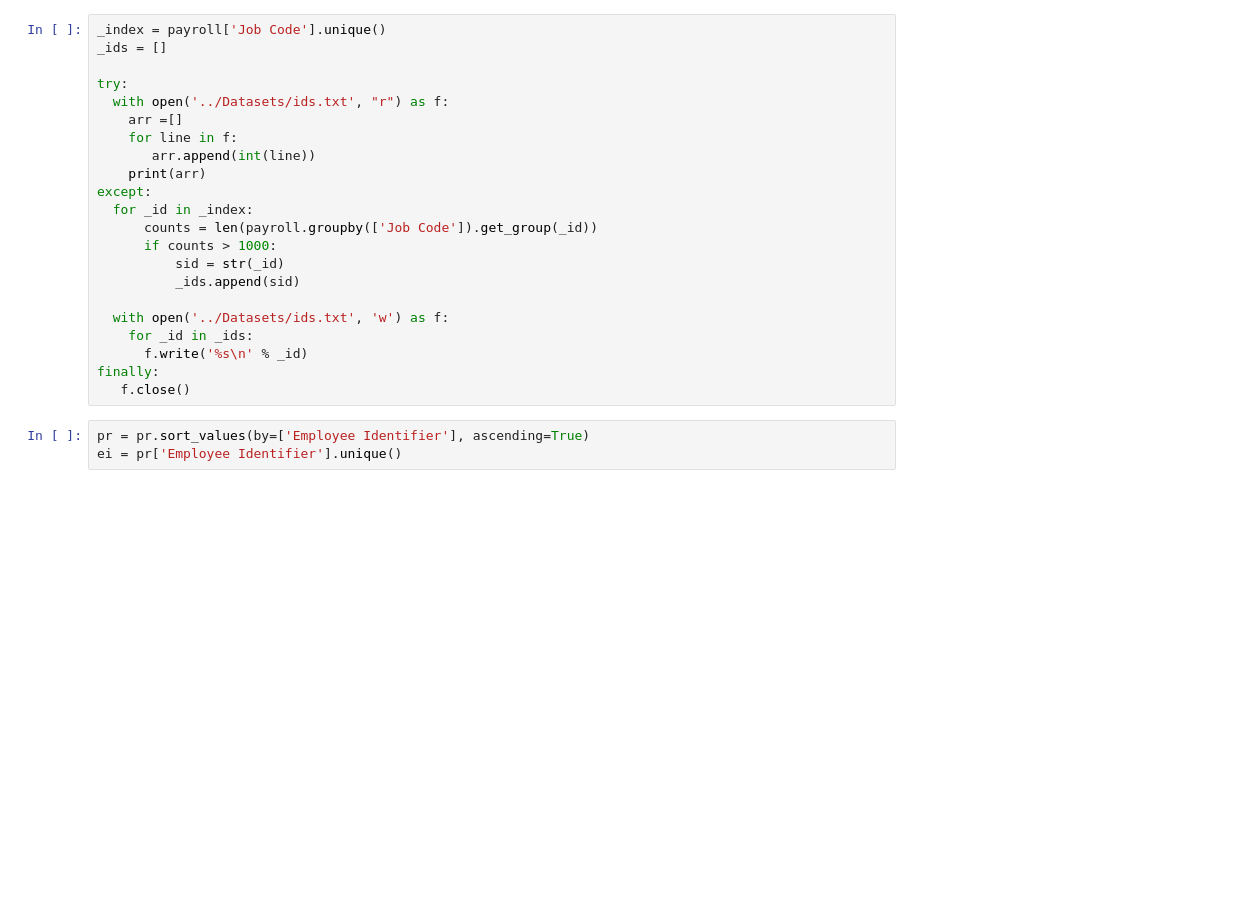
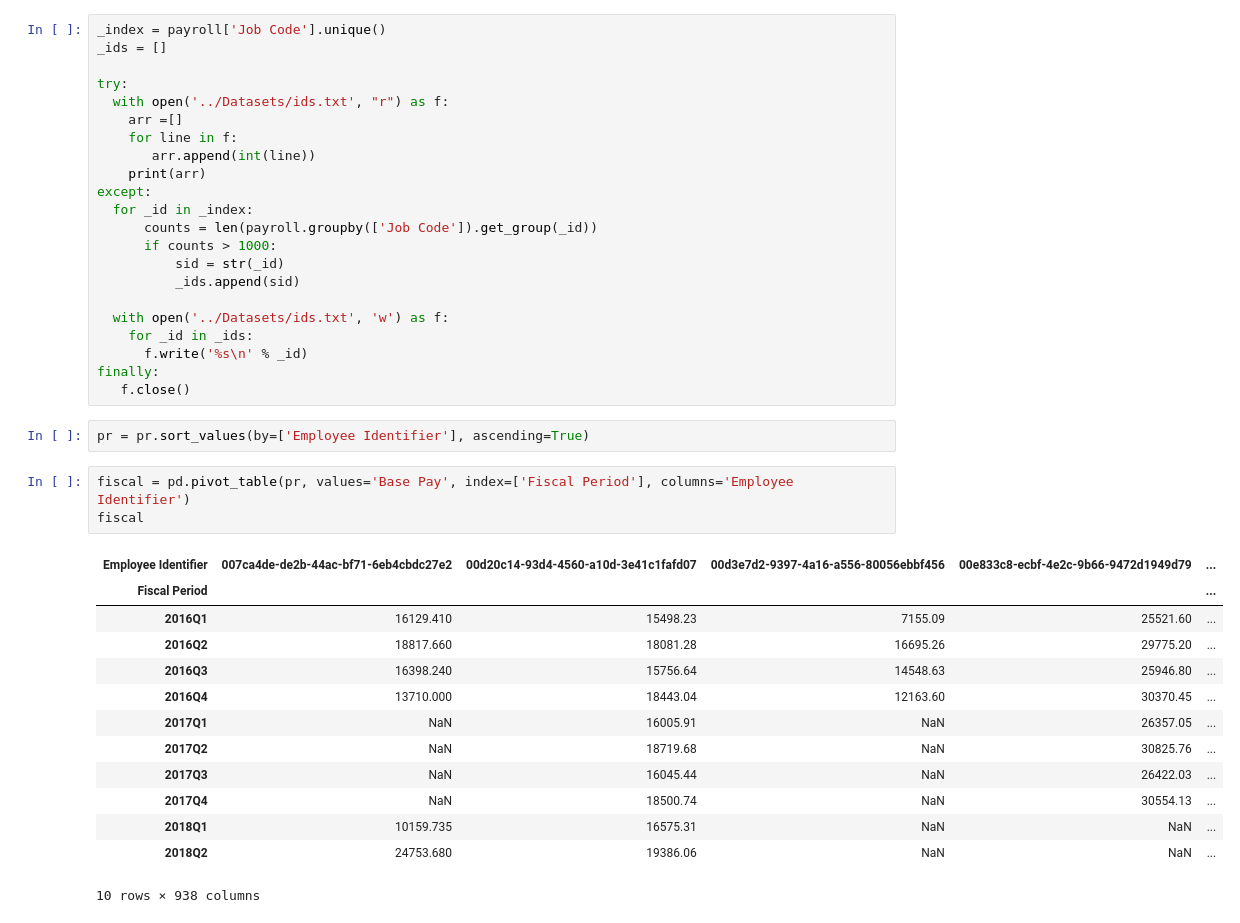
Before and after one commit to PetrusAriaa/AI-group-project, a Jupyter notebook: Imel/payroll.ipynb, the cells around one changed output. Cells and saved outputs as stored; diff of their text form; blank space fills up the shorter version.

```diff
--- a/Imel/payroll.ipynb
+++ b/Imel/payroll.ipynb
@@ -40,4 +40,20 @@ finally:
    f.close()
 # %%
 pr = pr.sort_values(by=['Employee Identifier'], ascending=True)
-ei = pr['Employee Identifier'].unique()
+# %%
+fiscal = pd.pivot_table(pr, values='Base Pay', index=['Fiscal Period'], columns='Employee Identifier')
+fiscal
+# %% [output]
+| Employee Identifier | 007ca4de-de2b-44ac-bf71-6eb4cbdc27e2 | 00d20c14-93d4-4560-a10d-3e41c1fafd07 | 00d3e7d2-9397-4a16-a556-80056ebbf456 | 00e833c8-ecbf-4e2c-9b66-9472d1949d79 | ... |
+| Fiscal Period |  |  |  |  | ... |
+| 2016Q1 | 16129.410 | 15498.23 | 7155.09 | 25521.60 | ... |
+| 2016Q2 | 18817.660 | 18081.28 | 16695.26 | 29775.20 | ... |
+| 2016Q3 | 16398.240 | 15756.64 | 14548.63 | 25946.80 | ... |
+| 2016Q4 | 13710.000 | 18443.04 | 12163.60 | 30370.45 | ... |
+| 2017Q1 | NaN | 16005.91 | NaN | 26357.05 | ... |
+| 2017Q2 | NaN | 18719.68 | NaN | 30825.76 | ... |
+| 2017Q3 | NaN | 16045.44 | NaN | 26422.03 | ... |
+| 2017Q4 | NaN | 18500.74 | NaN | 30554.13 | ... |
+| 2018Q1 | 10159.735 | 16575.31 | NaN | NaN | ... |
+| 2018Q2 | 24753.680 | 19386.06 | NaN | NaN | ... |
+10 rows × 938 columns
```
Also changed, not shown: parts of 2 cells of this notebook.
